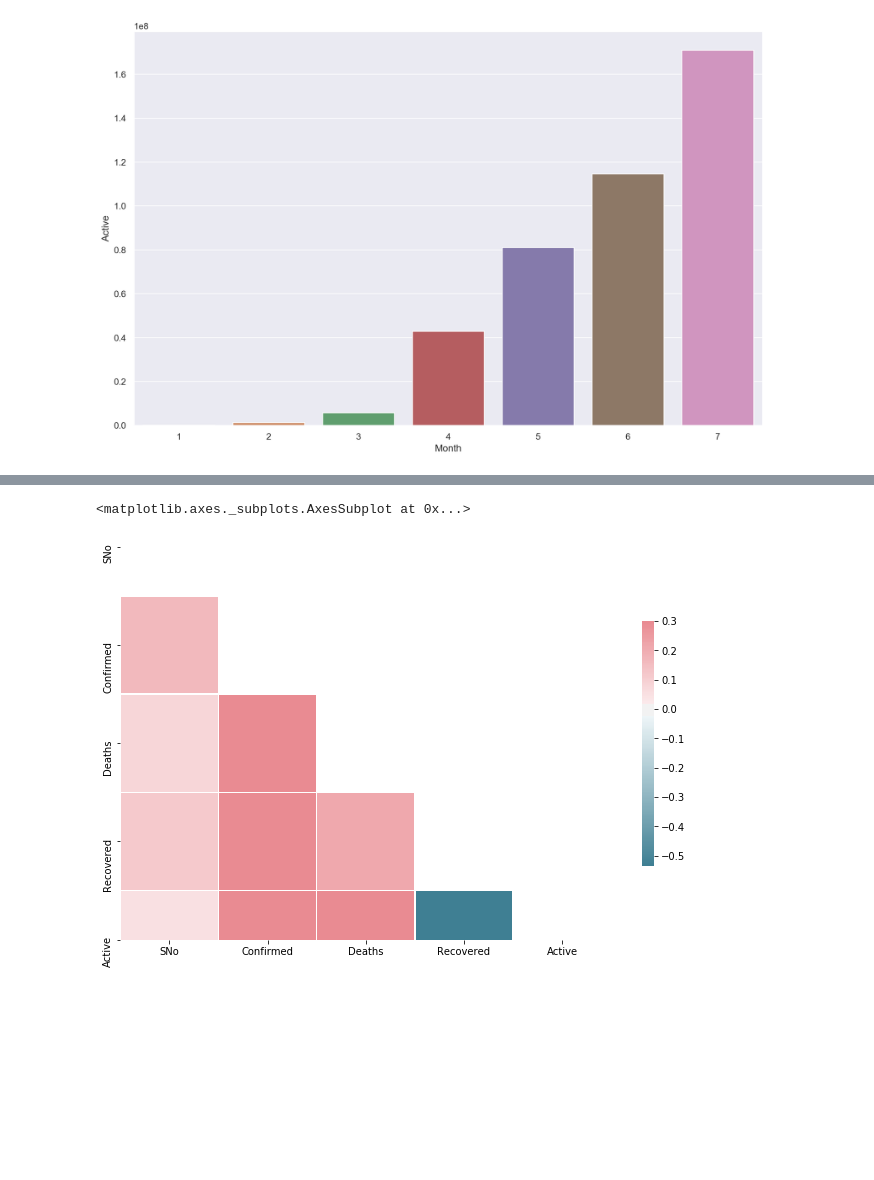
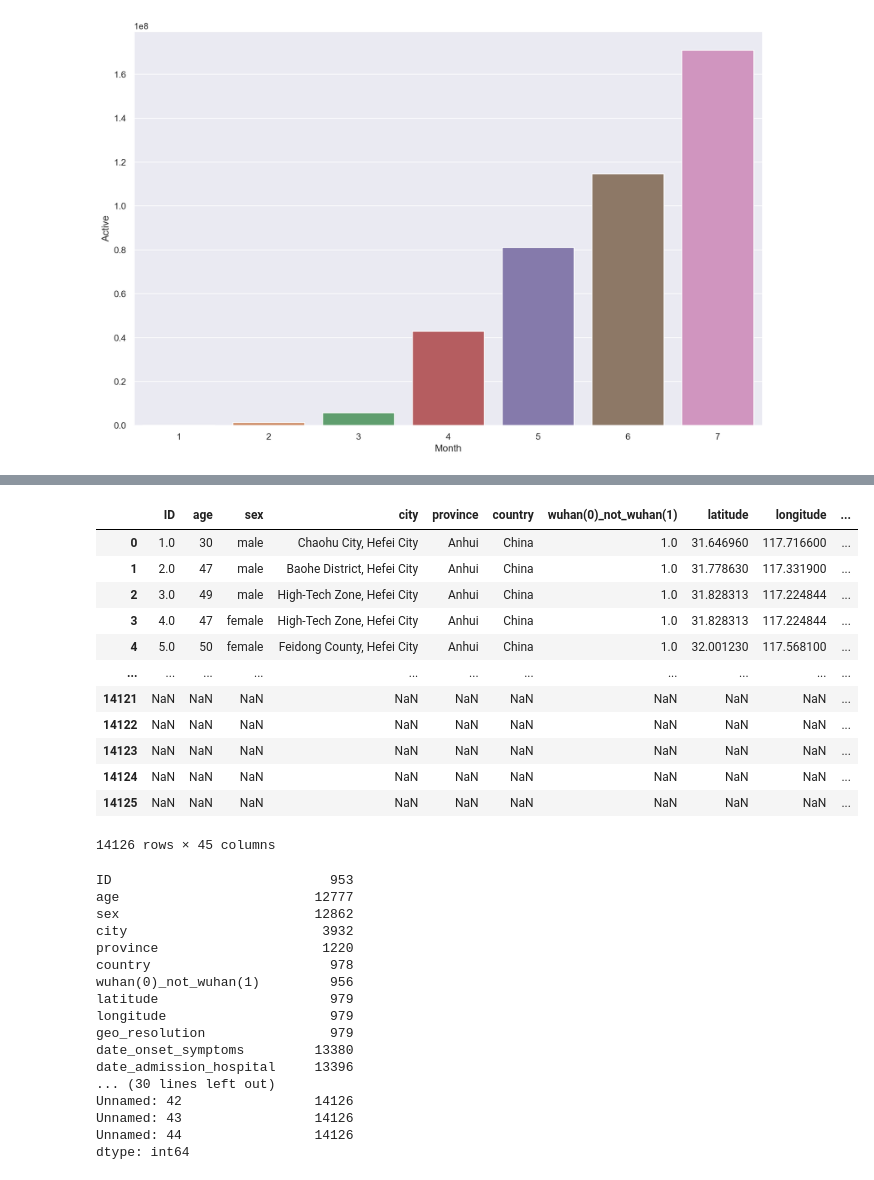
Before and after one commit to Chrisnguyen9979/COVID19_data_analysis, a Jupyter notebook: Covid.ipynb, the cells around one changed output, grey strips where cells are left out. Saved outputs shown, nothing was run; the diff lists cells and outputs as text; code cells hidden in the pictures; blank space fills up the shorter version.

Commit message:
finish tableau Rp

```diff
--- a/Covid.ipynb
+++ b/Covid.ipynb
@@ -121,18 +94,17 @@ by_months_df2
-# %%
-corr = df.corr()
-
-# Generate a mask for the upper triangle
-mask = np.triu(np.ones_like(corr, dtype=np.bool))
-
-# Set up the matplotlib figure
-f, ax = plt.subplots(figsize=(11, 9))
-
-# Generate a custom diverging colormap
-cmap = sns.diverging_palette(220, 10, as_cmap=True)
-
-# Draw the heatmap with the mask and correct aspect ratio
-sns.heatmap(corr, mask=mask, cmap=cmap, vmax=.3, center=0,
-            square=True, linewidths=.5, cbar_kws={"shrink": .5})
-# %% [output]
-<matplotlib.axes._subplots.AxesSubplot at 0x...>
-[figure, removed]
+# %%
+df = pd.read_csv("./data/COVID19_open_line_list.csv")
+df
+# %% [output]
+|  | ID | age | sex | city | province | country | wuhan(0)_not_wuhan(1) | latitude | longitude | ... |
+| 0 | 1.0 | 30 | male | Chaohu City, Hefei City | Anhui | China | 1.0 | 31.646960 | 117.716600 | ... |
+| 1 | 2.0 | 47 | male | Baohe District, Hefei City | Anhui | China | 1.0 | 31.778630 | 117.331900 | ... |
+| 2 | 3.0 | 49 | male | High-Tech Zone, Hefei City | Anhui | China | 1.0 | 31.828313 | 117.224844 | ... |
+| 3 | 4.0 | 47 | female | High-Tech Zone, Hefei City | Anhui | China | 1.0 | 31.828313 | 117.224844 | ... |
+| 4 | 5.0 | 50 | female | Feidong County, Hefei City | Anhui | China | 1.0 | 32.001230 | 117.568100 | ... |
+| ... | ... | ... | ... | ... | ... | ... | ... | ... | ... | ... |
+| 14121 | NaN | NaN | NaN | NaN | NaN | NaN | NaN | NaN | NaN | ... |
+| 14122 | NaN | NaN | NaN | NaN | NaN | NaN | NaN | NaN | NaN | ... |
+| 14123 | NaN | NaN | NaN | NaN | NaN | NaN | NaN | NaN | NaN | ... |
+| 14124 | NaN | NaN | NaN | NaN | NaN | NaN | NaN | NaN | NaN | ... |
+| 14125 | NaN | NaN | NaN | NaN | NaN | NaN | NaN | NaN | NaN | ... |
+14126 rows × 45 columns
@@ -138,0 +115,20 @@ sns.heatmap(corr, mask=mask, cmap=cmap, vmax=.3, center=0,
+# %%
+df.isna().sum()
+# %% [output]
+ID                            953
+age                         12777
+sex                         12862
+city                         3932
+province                     1220
+country                       978
+wuhan(0)_not_wuhan(1)         956
+latitude                      979
+longitude                     979
+geo_resolution                979
+date_onset_symptoms         13380
+date_admission_hospital     13396
+... (30 lines left out)
+Unnamed: 42                 14126
+Unnamed: 43                 14126
+Unnamed: 44                 14126
+dtype: int64
```
Also changed, not shown: parts of 12 cells of this notebook, 3 other files.
